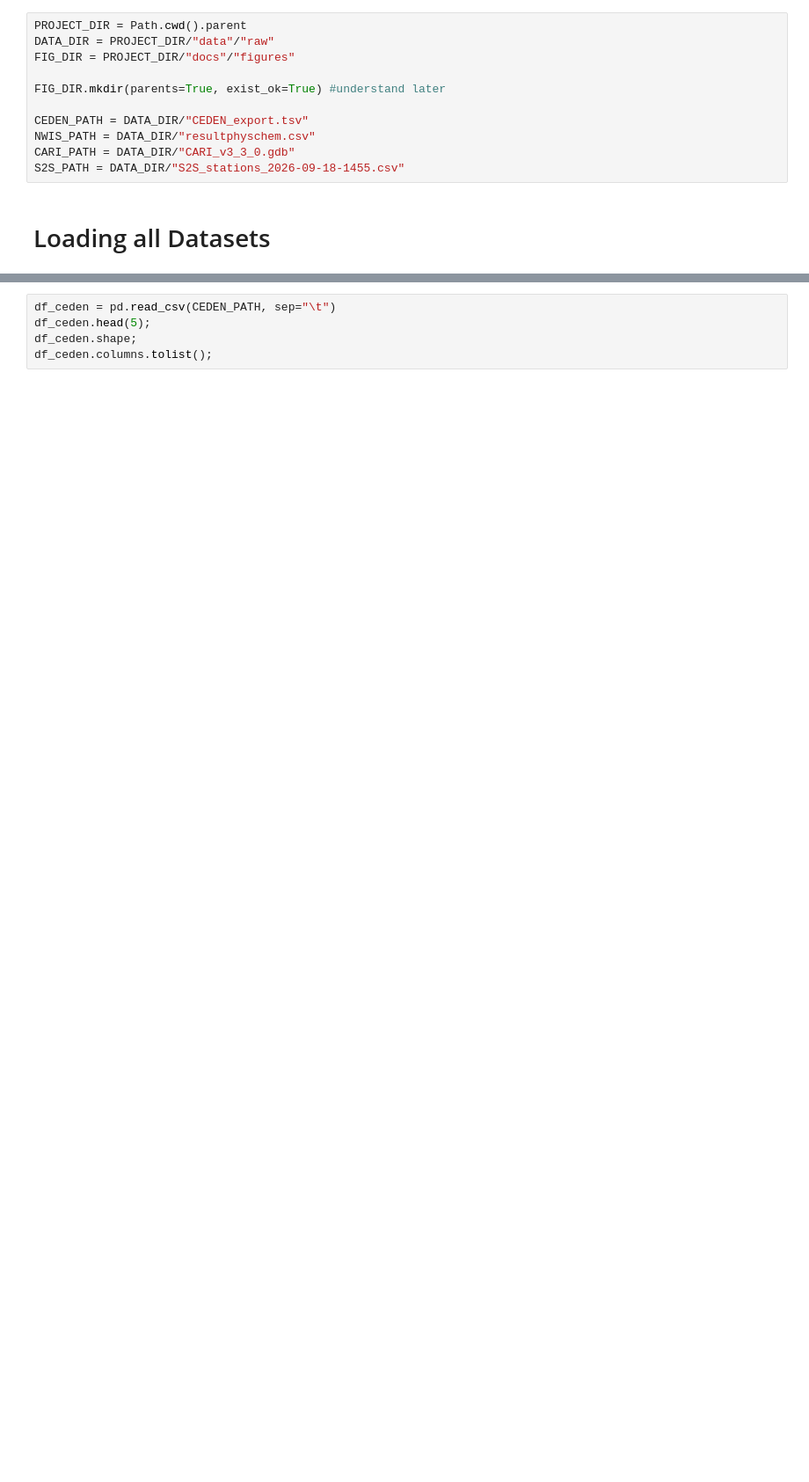
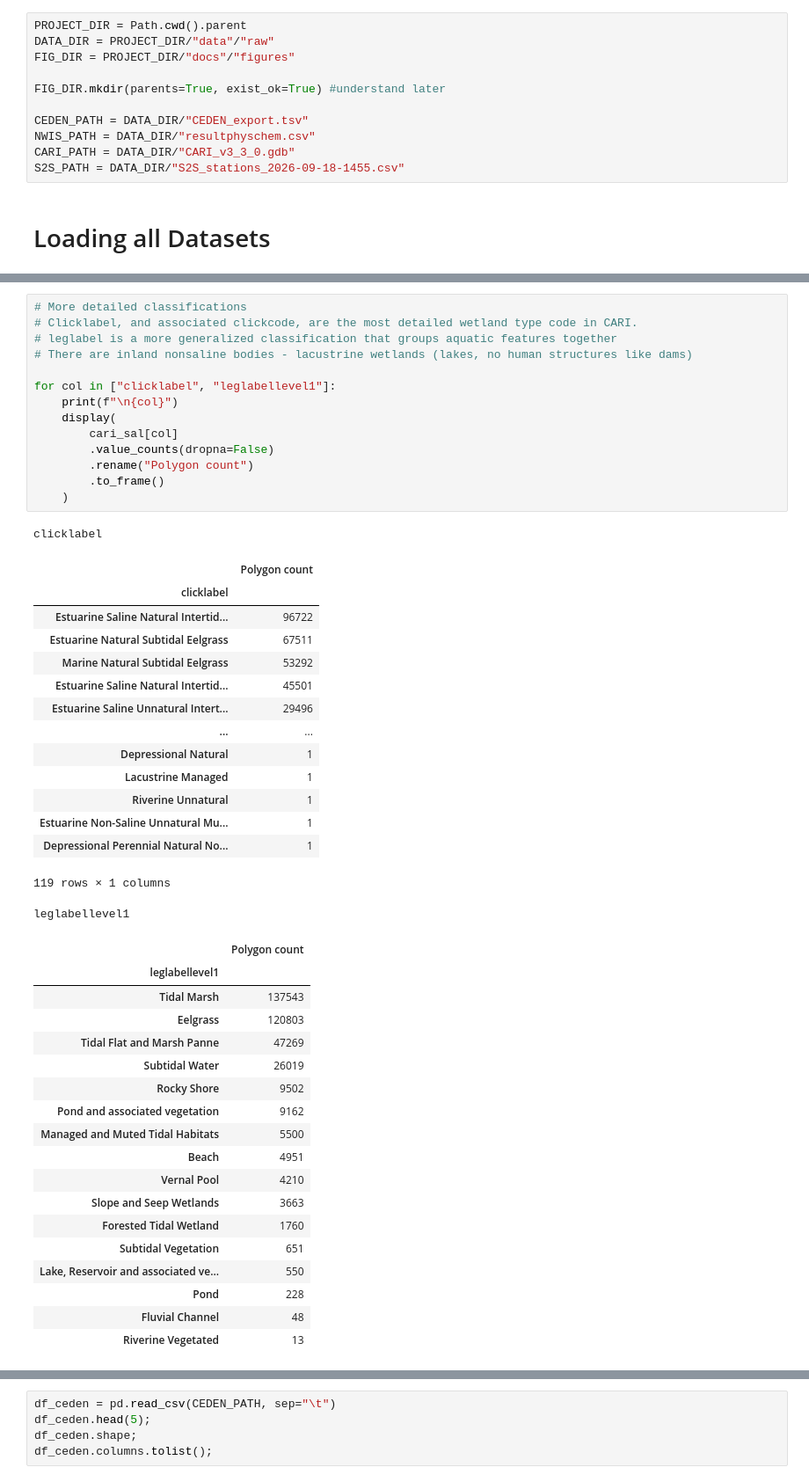
Before and after one commit to shordyk/safetoswim-waterbodies, a Jupyter notebook: src/01_explore_raw.ipynb, the cells around one changed output, grey strips where cells are left out. Shown at 88% size. Drawn from its saved outputs; the diff is of its cells as text; blank space fills up the shorter version.

```diff
--- a/src/01_explore_raw.ipynb
+++ b/src/01_explore_raw.ipynb
@@ -49,0 +184,49 @@ CARI CRS: EPSG:6414
+# %%
+# More detailed classifications
+# Clicklabel, and associated clickcode, are the most detailed wetland type code in CARI.
+# leglabel is a more generalized classification that groups aquatic features together
+# There are inland nonsaline bodies - lacustrine wetlands (lakes, no human structures like dams)
+
+for col in ["clicklabel", "leglabellevel1"]:
+    print(f"\n{col}")
+    display(
+        cari_sal[col]
+        .value_counts(dropna=False)
+        .rename("Polygon count")
+        .to_frame()
+    )
+# %% [output]
+clicklabel
+|  | Polygon count |
+| clicklabel |  |
+| Estuarine Saline Natural Intertid... | 96722 |
+| Estuarine Natural Subtidal Eelgrass | 67511 |
+| Marine Natural Subtidal Eelgrass | 53292 |
+| Estuarine Saline Natural Intertid... | 45501 |
+| Estuarine Saline Unnatural Intert... | 29496 |
+| ... | ... |
+| Depressional Natural | 1 |
+| Lacustrine Managed | 1 |
+| Riverine Unnatural | 1 |
+| Estuarine Non-Saline Unnatural Mu... | 1 |
+| Depressional Perennial Natural No... | 1 |
+119 rows × 1 columns
+leglabellevel1
+|  | Polygon count |
+| leglabellevel1 |  |
+| Tidal Marsh | 137543 |
+| Eelgrass | 120803 |
+| Tidal Flat and Marsh Panne | 47269 |
+| Subtidal Water | 26019 |
+| Rocky Shore | 9502 |
+| Pond and associated vegetation | 9162 |
+| Managed and Muted Tidal Habitats | 5500 |
+| Beach | 4951 |
+| Vernal Pool | 4210 |
+| Slope and Seep Wetlands | 3663 |
+| Forested Tidal Wetland | 1760 |
+| Subtidal Vegetation | 651 |
+| Lake, Reservoir and associated ve... | 550 |
+| Pond | 228 |
+| Fluvial Channel | 48 |
+| Riverine Vegetated | 13 |
```
Also changed, not shown: parts of 35 cells of this notebook, 6 other files.
